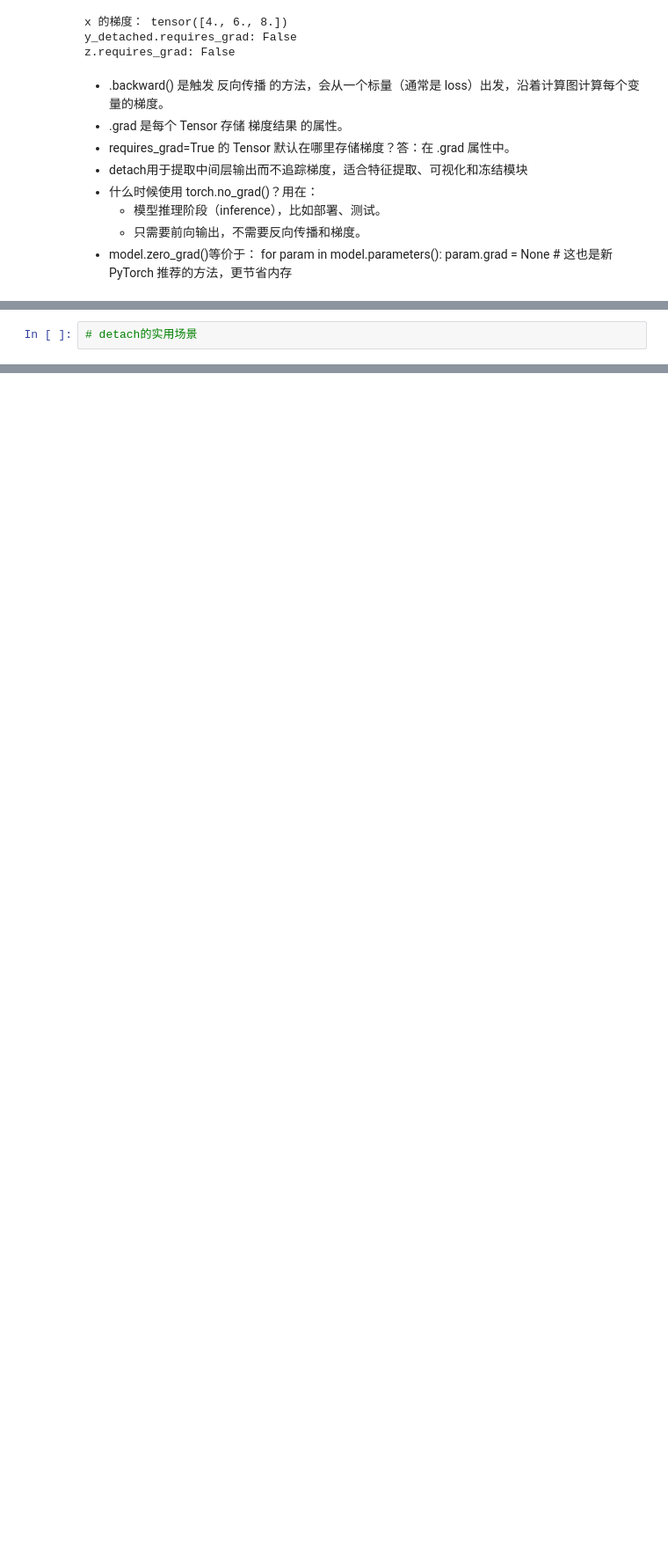
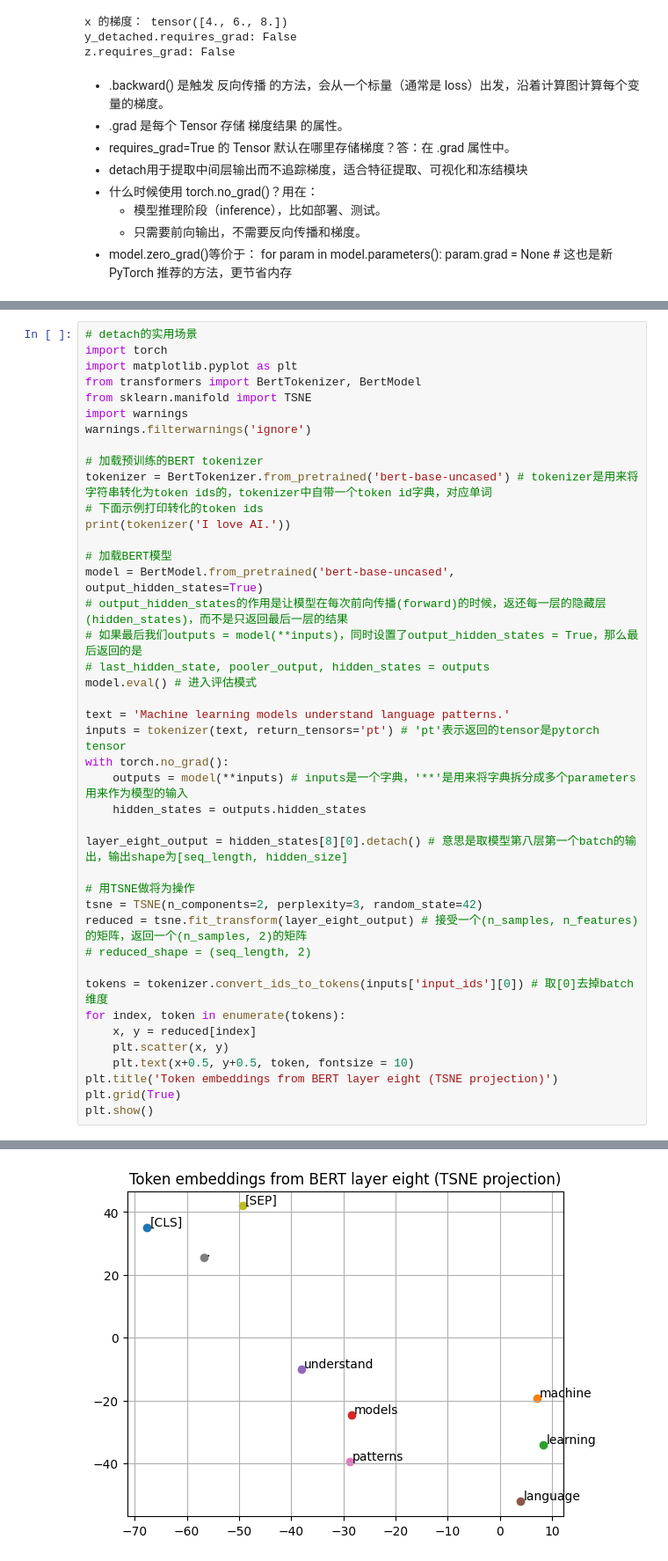
Before and after one commit to RuijunL/PyTorch_Practices, a Jupyter notebook: pytorch_basics/01_tensor_basics.ipynb, the cells around one changed output, grey strips where cells are left out. Shown: that part at 88% size. Saved outputs shown, nothing was run; the diff lists cells and outputs as text; blank space fills up the shorter version.

Commit message:
update pytorch_basics:tensor_basics.ipynb

```diff
--- a/pytorch_basics/01_tensor_basics.ipynb
+++ b/pytorch_basics/01_tensor_basics.ipynb
@@ -200,2 +206,43 @@ for param in model.parameters():
 # %%
 # detach的实用场景
+import torch
+import matplotlib.pyplot as plt
+from transformers import BertTokenizer, BertModel
+from sklearn.manifold import TSNE
+import warnings
+warnings.filterwarnings('ignore')
+
+# 加载预训练的BERT tokenizer
+tokenizer = BertTokenizer.from_pretrained('bert-base-uncased') # tokenizer是用来将字符串转化为token ids的，tokenizer中自带一个token id字典，对应单词
+# 下面示例打印转化的token ids
+print(tokenizer('I love AI.'))
+
+# 加载BERT模型
+model = BertModel.from_pretrained('bert-base-uncased', output_hidden_states=True)
+# output_hidden_states的作用是让模型在每次前向传播(forward)的时候，返还每一层的隐藏层(hidden_states)，而不是只返回最后一层的结果
+# 如果最后我们outputs = model(**inputs)，同时设置了output_hidden_states = True，那么最后返回的是
+# last_hidden_state, pooler_output, hidden_states = outputs
+model.eval() # 进入评估模式
+
+text = 'Machine learning models understand language patterns.'
+inputs = tokenizer(text, return_tensors='pt') # 'pt'表示返回的tensor是pytorch tensor
+with torch.no_grad():
+    outputs = model(**inputs) # inputs是一个字典，'**'是用来将字典拆分成多个parameters用来作为模型的输入
+    hidden_states = outputs.hidden_states
+
+layer_eight_output = hidden_states[8][0].detach() # 意思是取模型第八层第一个batch的输出，输出shape为[seq_length, hidden_size]
+
+# 用TSNE做将为操作
+tsne = TSNE(n_components=2, perplexity=3, random_state=42)
+reduced = tsne.fit_transform(layer_eight_output) # 接受一个(n_samples, n_features)的矩阵，返回一个(n_samples, 2)的矩阵
+# reduced_shape = (seq_length, 2)
+
+tokens = tokenizer.convert_ids_to_tokens(inputs['input_ids'][0]) # 取[0]去掉batch维度
+for index, token in enumerate(tokens):
+    x, y = reduced[index]
+    plt.scatter(x, y)
+    plt.text(x+0.5, y+0.5, token, fontsize = 10)
+plt.title('Token embeddings from BERT layer eight (TSNE projection)')
+plt.grid(True)
+plt.show()
+# %% [output]
@@ -201,0 +250 @@ for param in model.parameters():
+[figure, added]
```
Also changed, not shown: parts of 4 cells of this notebook.
